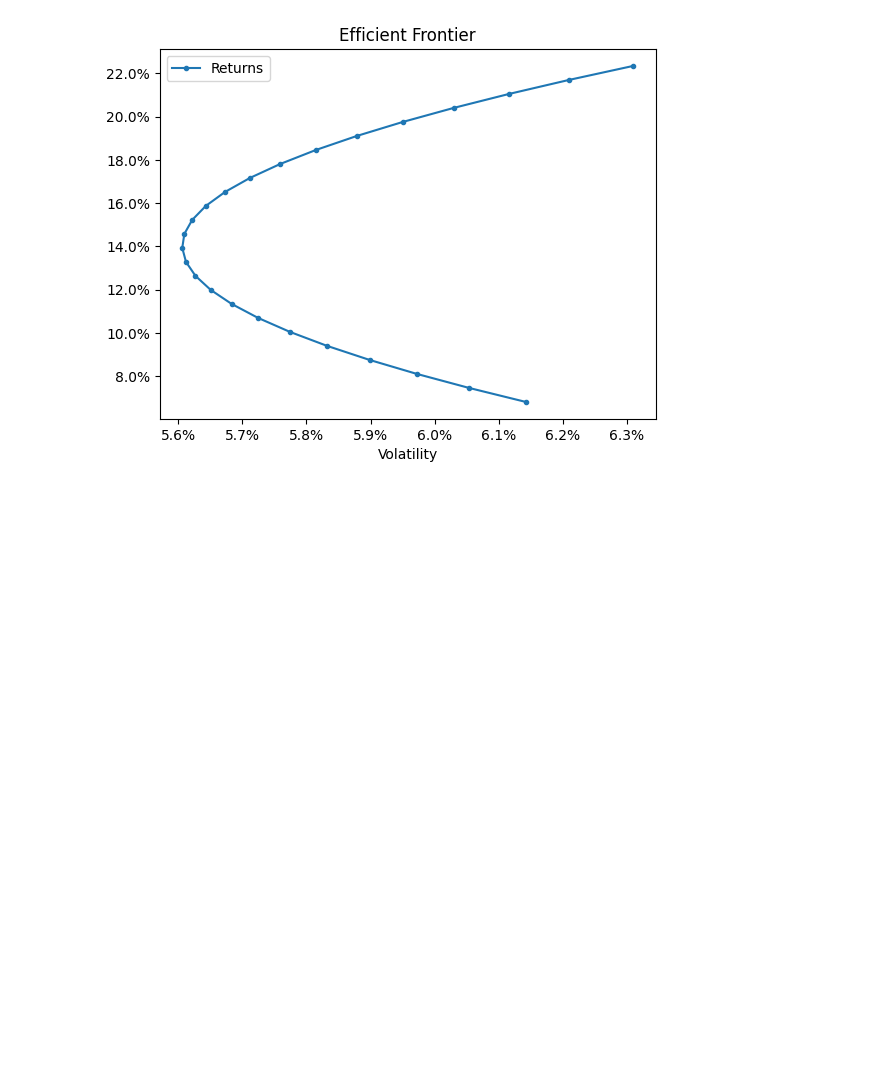
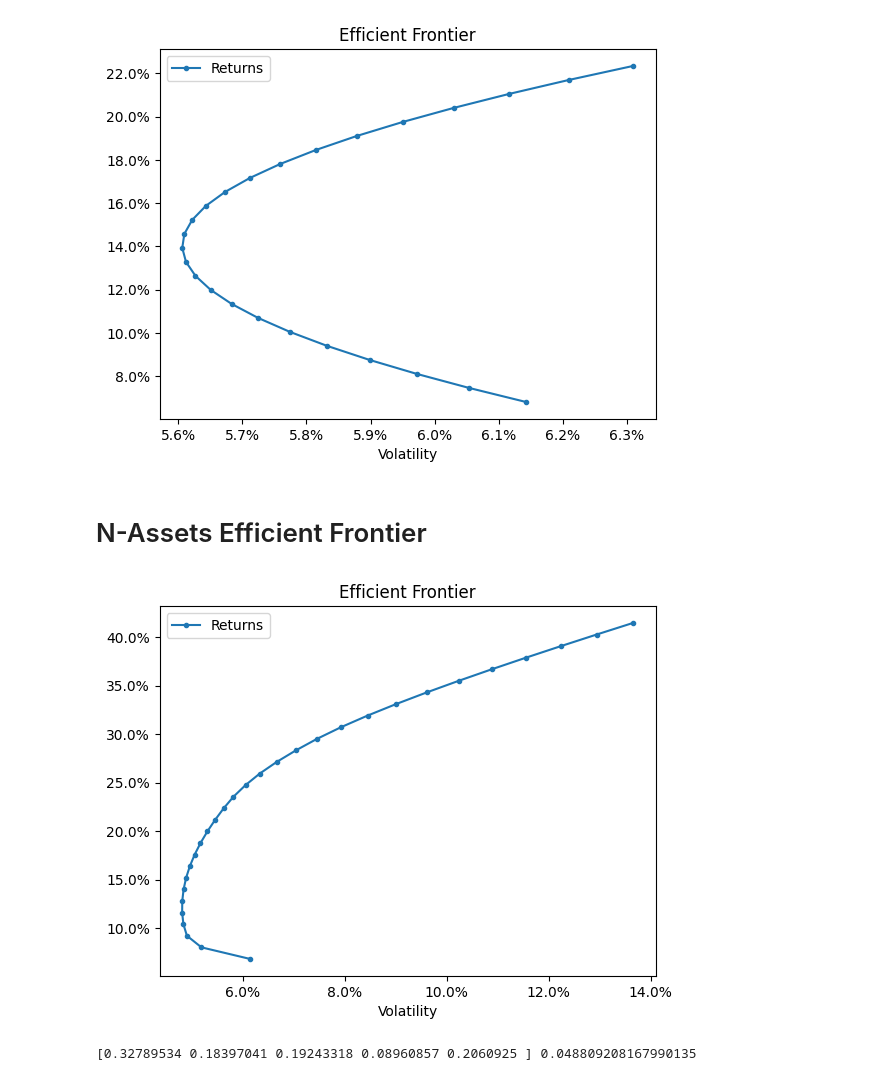
Before and after one commit to Terry4715/MVO-backtest, a Jupyter notebook: CodeAlong_Module2.ipynb, the cells around one changed output. Drawn from its saved outputs; the diff is of its cells as text; code cells hidden in the pictures; blank space fills up the shorter version.

Commit message:
Multi-Asset Efficient Frontier created

```diff
--- a/CodeAlong_Module2.ipynb
+++ b/CodeAlong_Module2.ipynb
@@ -201,3 +201,21 @@ def plot_ef2(n_points, er, cov):
 plot_ef2(25, er[l], cov.loc[l,l])
 # %% [output]
 [figure]
+# %% [markdown]
+# N-Assets Efficient Frontier
+# %%
+ind = tk.get_ind_returns()
+er = tk.ann_rets(ind['1996':'2000'], 12)
+cov = ind['1996':'2000'].cov()
+
+l = ['Games', 'Fin', 'Beer', 'Coal', 'Smoke']
+
+tk.plot_ef(30, er[l], cov.loc[l,l])
+# %% [output]
+[figure, added]
+# %%
+a = tk.minimise_vol(0.15, er[l], cov.loc[l,l])
+b = tk.portfolio_vol(a, cov.loc[l,l])
+print(a, b)
+# %% [output]
+[0.32789534 0.18397041 0.19243318 0.08960857 0.2060925 ] 0.048809208167990135
```
Also changed, not shown: parts of 2 cells of this notebook.
